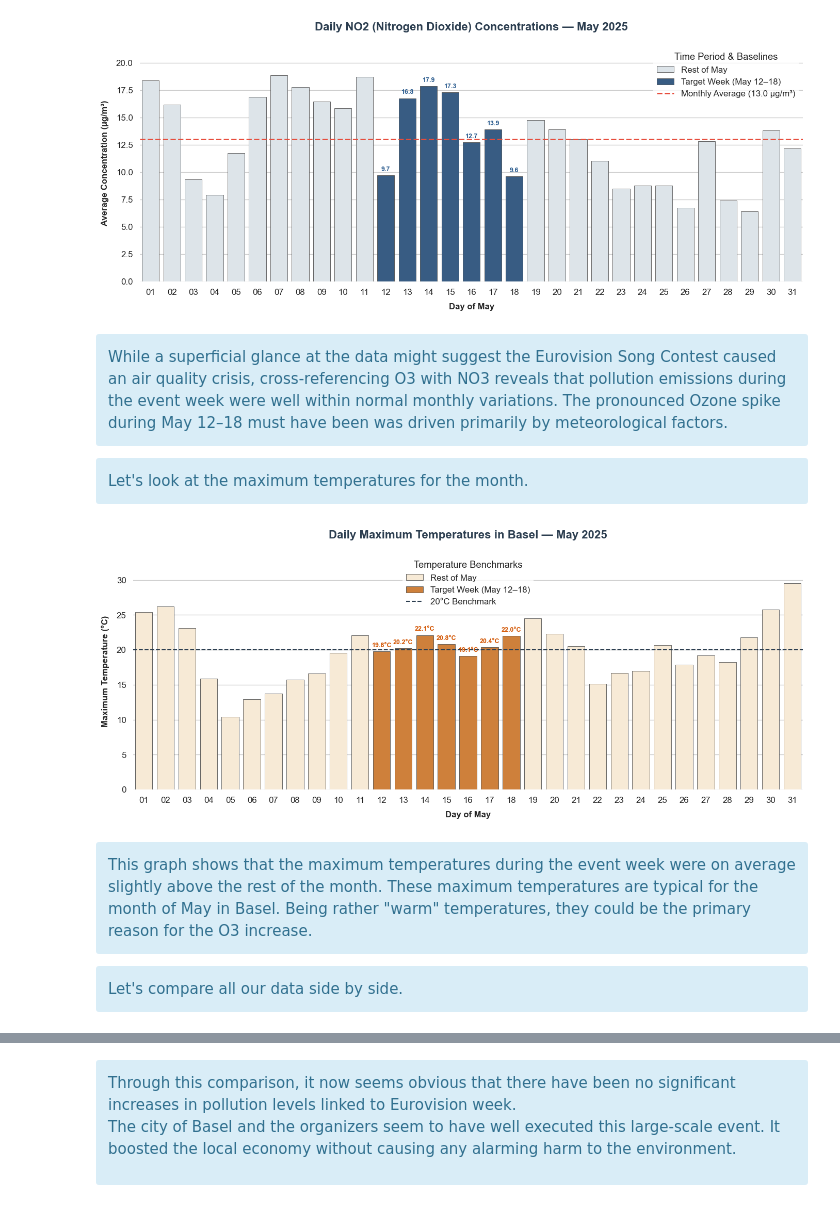
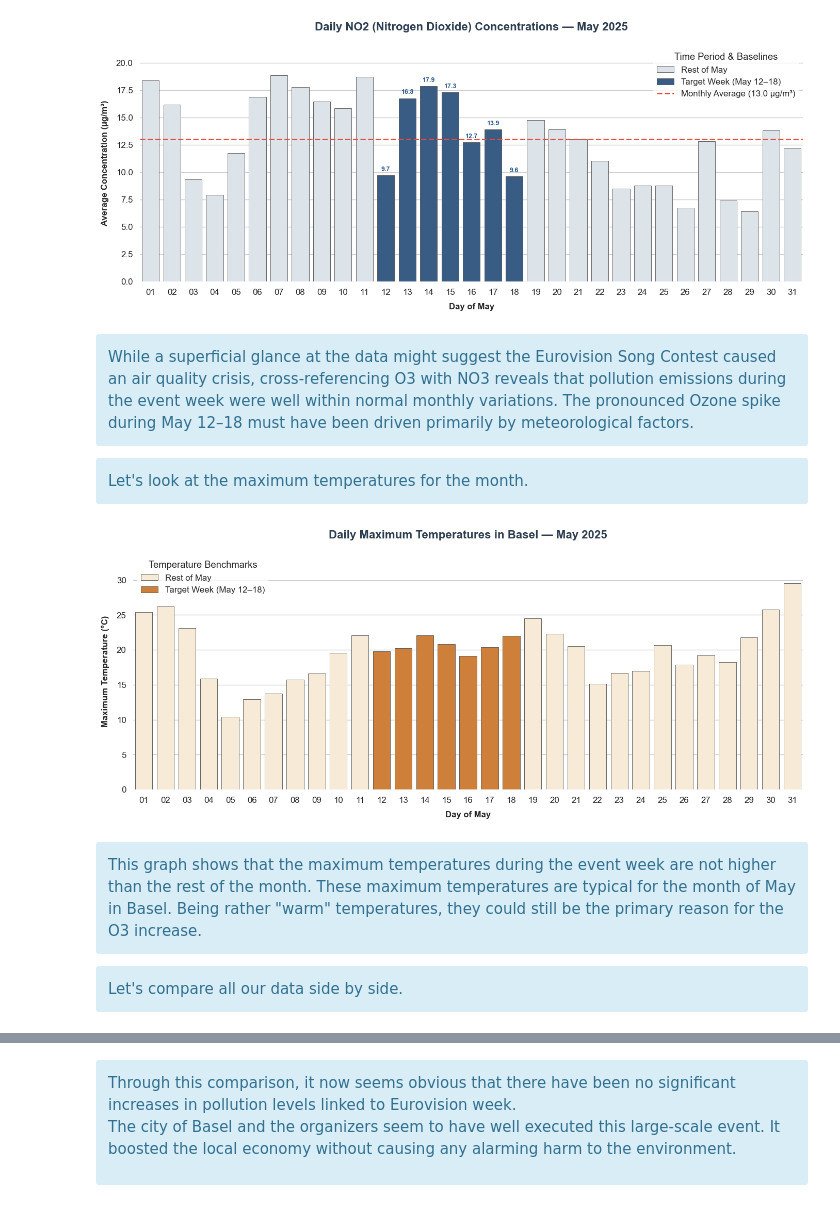
Before and after one commit to annankv/basel-esc-pollution-analysis, a Jupyter notebook: Basel_ESC_Environment.ipynb, the cells around one changed output, grey strips where cells are left out. Saved outputs shown, nothing was run; the diff lists cells and outputs as text; code cells hidden in the pictures.

```diff
--- a/Basel_ESC_Environment.ipynb
+++ b/Basel_ESC_Environment.ipynb
@@ -327,7 +327,7 @@ plt.show()
 # %% [output]
 [figure]
 # %% [markdown]
-<div class="alert alert-block alert-info" > While a superficial glance at the data might suggest the Eurovision Song Contest caused an air quality crisis, cross-referencing O3 with NO3 reveals that pollution emissions during the event week were well within normal monthly variations. The pronounced Ozone spike during May 12–18 must have been was driven primarily by meteorological factors. </div>
+<div class="alert alert-block alert-info" > While a superficial glance at the data might suggest the Eurovision Song Contest caused an air quality crisis, cross-referencing O3 with NO3 reveals that pollution emissions during the event week were well within normal monthly variations. The pronounced Ozone spike during May 12–18 must have been driven primarily by meteorological factors. </div>
 
 <div class="alert alert-block alert-info" > Let's look at the maximum temperatures for the month.
 </div>
@@ -368,65 +368,36 @@ sns.set_theme(style="whitegrid", font_scale=1.1)
 custom_palette = {
     'Target Week (May 12–18)': '#e67e22',  # Warm Amber
     'Rest of May': '#fdebd0'              # Light Peach
 }
 
 # Create barplot with reference line
 sns.barplot(
     data=df_weather,
     x='Day',
     y='Max_Temp',
     hue='Status',
     palette=custom_palette,
     dodge=False,
     edgecolor='#4d4d4d',
     linewidth=0.6,
     ax=ax
 )
 
-ax.axhline(
-    y=20.0,
-    color='#2c3e50',
-    linestyle='--',
-    linewidth=1.5,
-    label='20°C Benchmark'
-)
-
 x_labels = [text.get_text() for text in ax.get_xticklabels()]
 
-for bar in ax.patches:
-    height = bar.get_height()
-    if height > 0:
-        bar_center_x = bar.get_x() + bar.get_width() / 2
-        day_index = int(round(bar_center_x))
-
-        if 0 <= day_index < len(x_labels):
-            day_value = x_labels[day_index]
-
-            if day_value in target_days:
-                ax.annotate(
-                    f'{height:.1f}°C',
-                    xy=(bar_center_x, height),
-                    xytext=(0, 4),
-                    textcoords="offset points",
-                    ha='center',
-                    va='bottom',
-                    fontsize=9,
-                    weight='bold',
-                    color='#d35400'
-                )
 
 ax.set_title('Daily Maximum Temperatures in Basel — May 2025', fontsize=16, pad=20, weight='bold', color='#2c3e50')
 ax.set_xlabel('Day of May', fontsize=12, weight='semibold', labelpad=10)
 ax.set_ylabel('Maximum Temperature (°C)', fontsize=12, weight='semibold', labelpad=10)
 ax.set_ylim(0, max(df_weather['Max_Temp']) * 1.15)
 ax.legend(title='Temperature Benchmarks', frameon=True, facecolor='white', edgecolor='none')
 sns.despine(left=True, bottom=True)
 plt.tight_layout()
 plt.show()
 # %% [output]
-[figure, old version]
+[figure, new version]
 # %% [markdown]
-<div class="alert alert-block alert-info" > This graph shows that the maximum temperatures during the event week were on average slightly above the rest of the month. These maximum temperatures are typical for the month of May in Basel. Being rather "warm" temperatures, they could be the primary reason for the O3 increase.</div>
+<div class="alert alert-block alert-info" > This graph shows that the maximum temperatures during the event week are not higher than the rest of the month. These maximum temperatures are typical for the month of May in Basel. Being rather "warm" temperatures, they could still be the primary reason for the O3 increase.</div>
 
 <div class="alert alert-block alert-info" > Let's compare all our data side by side.</div>
 # %%
```
Also changed, not shown: parts of 1 cell of this notebook.
